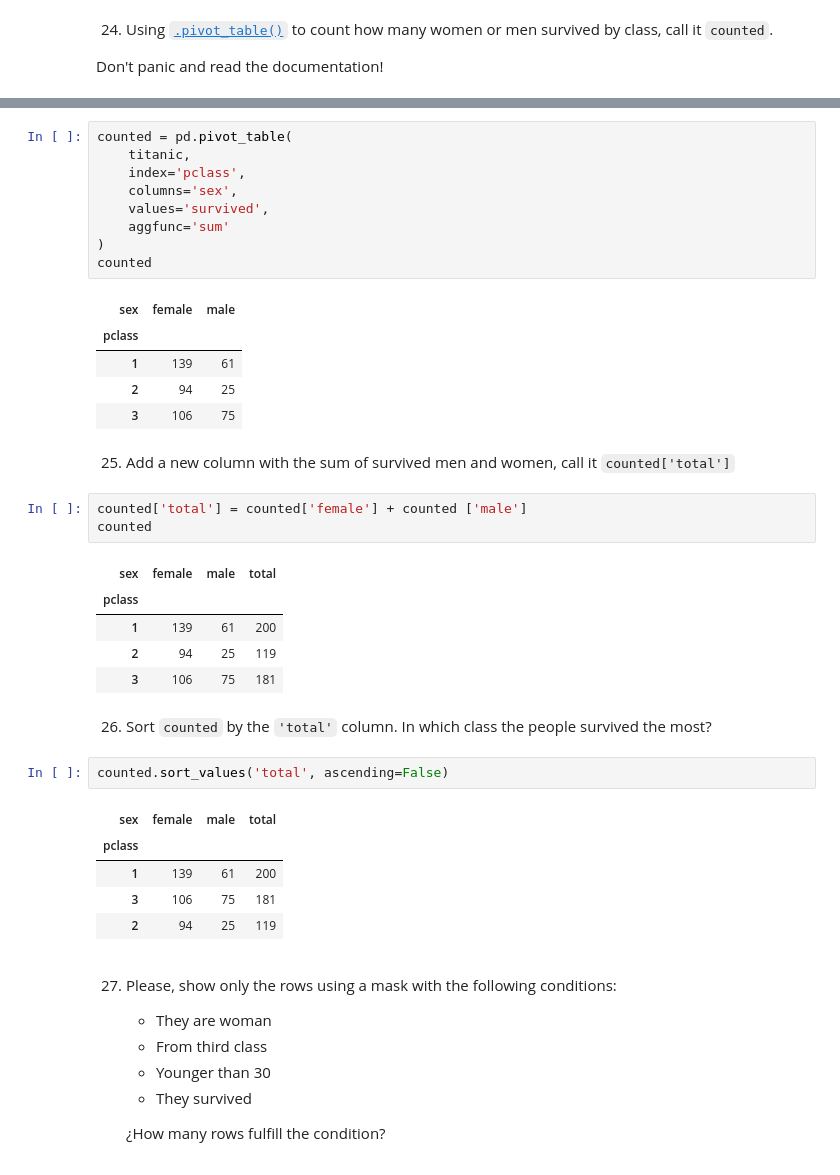
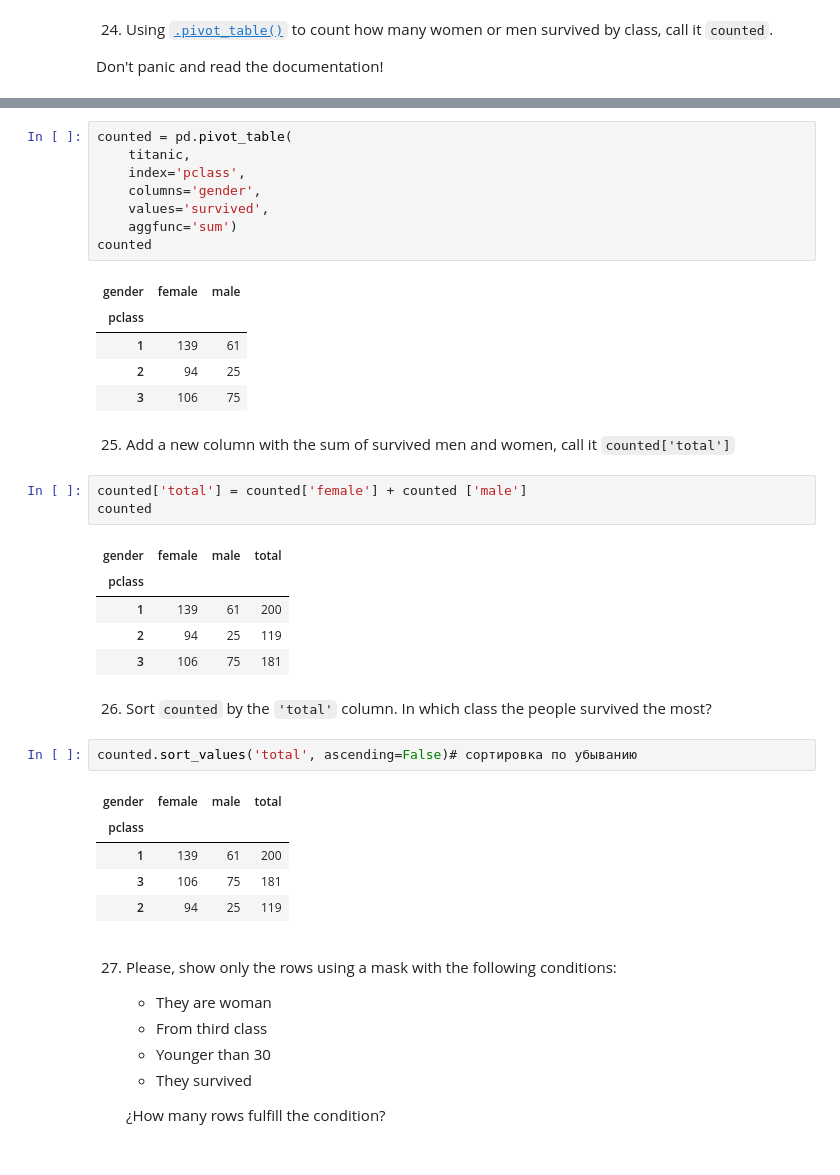
Before and after one commit to kapitonmary-ops/2026-10-BILBAO-FT-Data-Science, a Jupyter notebook: 2-Data_Analysis/2-Pandas/Practica/7-Titanic/Titanic-exercise_Mary.ipynb, the cells around one changed output, grey strips where cells are left out. Drawn from its saved outputs; the diff is of its cells as text.

```diff
--- a/2-Data_Analysis/2-Pandas/Practica/7-Titanic/Titanic-exercise_Mary.ipynb
+++ b/2-Data_Analysis/2-Pandas/Practica/7-Titanic/Titanic-exercise_Mary.ipynb
@@ -458,14 +470,13 @@ Index(['pclass', 'survived', 'name', 'sex', 'age', 'sibsp', 'parch', 'ticket',
 # %%
 counted = pd.pivot_table(
     titanic,
     index='pclass',
-    columns='sex',
+    columns='gender',
     values='survived',
-    aggfunc='sum'
-)
+    aggfunc='sum')
 counted
 # %% [output]
-| sex | female | male |
+| gender | female | male |
 | pclass |  |  |
 | 1 | 139 | 61 |
 | 2 | 94 | 25 |
@@ -476,7 +487,7 @@ counted
 counted['total'] = counted['female'] + counted ['male']
 counted
 # %% [output]
-| sex | female | male | total |
+| gender | female | male | total |
 | pclass |  |  |  |
 | 1 | 139 | 61 | 200 |
 | 2 | 94 | 25 | 119 |
@@ -484,9 +495,9 @@ counted
 # %% [markdown]
 26. Sort `counted` by the `'total'` column. In which class the people survived the most?
 # %%
-counted.sort_values('total', ascending=False)
+counted.sort_values('total', ascending=False)# сортировка по убыванию
 # %% [output]
-| sex | female | male | total |
+| gender | female | male | total |
 | pclass |  |  |  |
 | 1 | 139 | 61 | 200 |
 | 3 | 106 | 75 | 181 |
```
Also changed, not shown: parts of 16 cells of this notebook, 2 other files.
